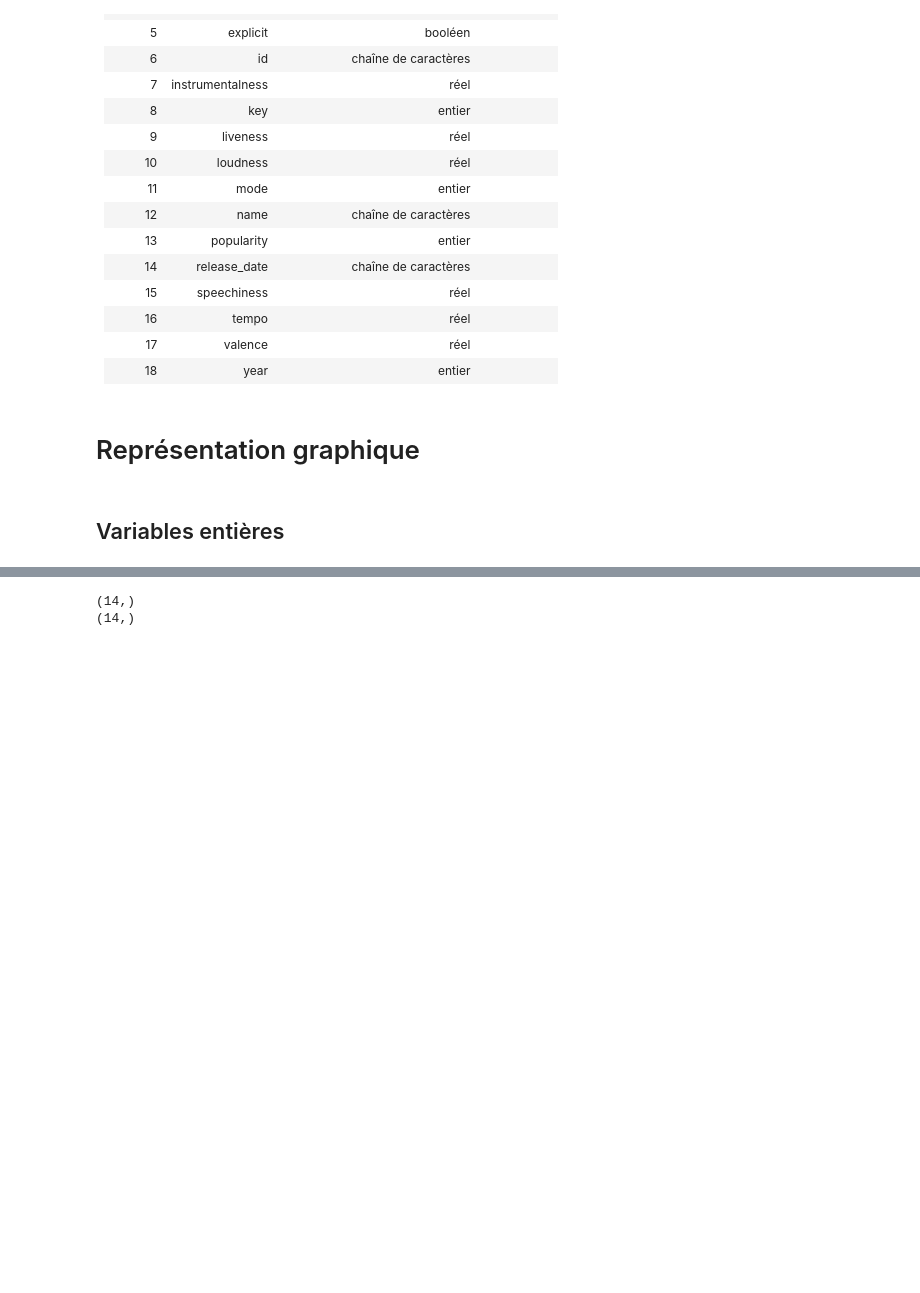
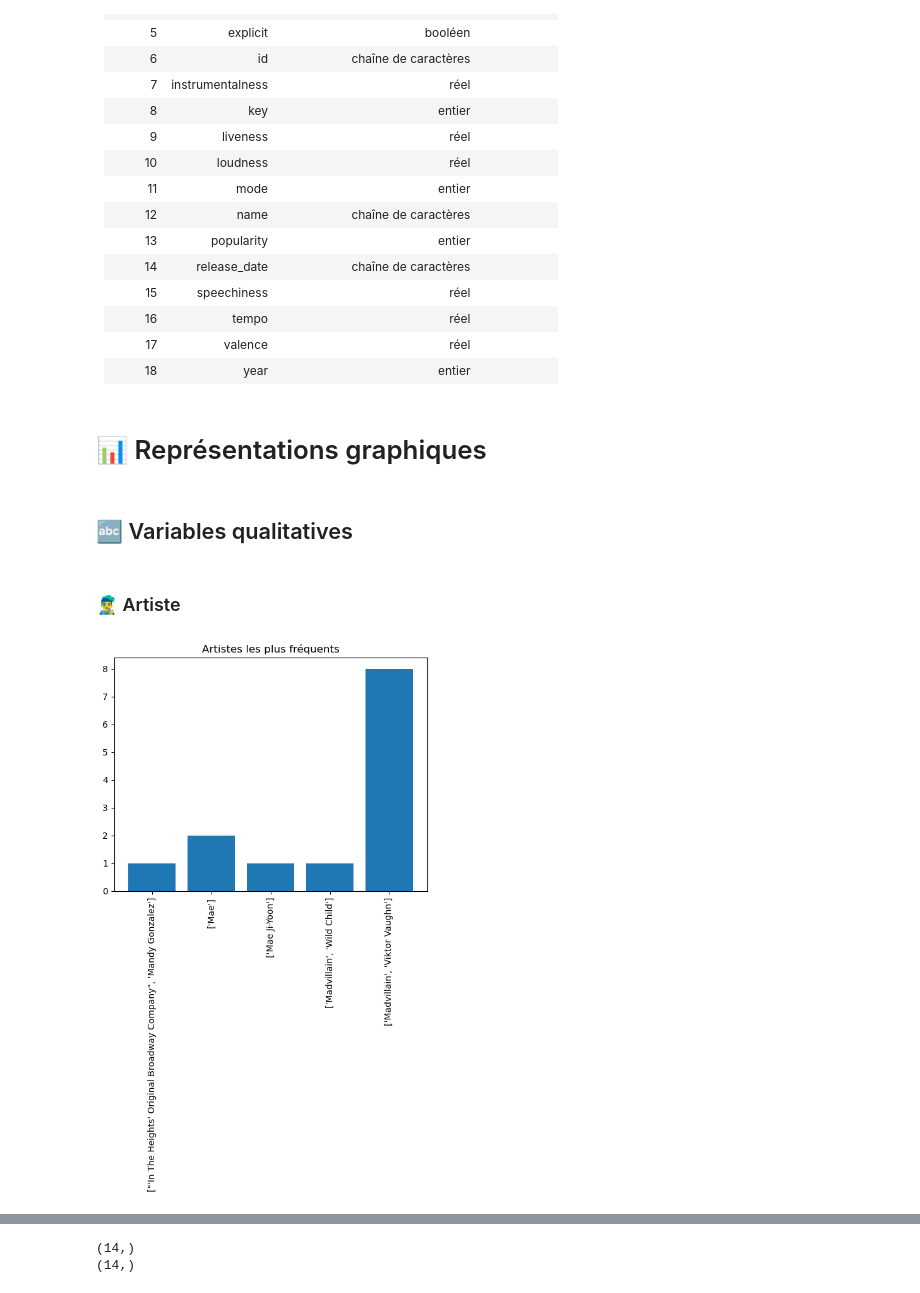
Before and after one commit to AlixANNERAUD/Music_danceability_prediction, a Jupyter notebook: Projet.ipynb, the cells around one changed output, grey strips where cells are left out. Drawn from its saved outputs; the diff is of its cells as text; code cells hidden in the pictures; blank space fills up the shorter version.

```diff
--- a/Projet.ipynb
+++ b/Projet.ipynb
@@ -3,12 +3,9 @@
 # %%
-import numpy as np
-import matplotlib.pyplot as plt
+import numpy as np              # Pour les vecteurs et les matrices
+import matplotlib.pyplot as plt # Pour les graphiques
 import pandas as pd
 import sklearn as sk
-
-from concurrent.futures import ThreadPoolExecutor
-
-n, p = Data.shape
+import re                       # Expression régulière
 
 acousticness = 0
 artists = 1
@@ -65,7 +62,24 @@ print(n, p_2)
 | 16 | tempo | réel | |
 | 17 | valence | réel | |
 | 18 | year | entier | |
-# %% [markdown]
-# Représentation graphique
+# %% [markdown]
+# 📊 Représentations graphiques
 # %% [markdown]
-## Variables entières
+## 🔤 Variables qualitatives
+# %% [markdown]
+### 👨‍🎤 Artiste
+# %%
+Artists_Modalites, Artistes_Frequence = np.unique(Data[artists], return_counts=True)
+
+Artists_Modalites = Artistes_Modalites[Artistes_Frequence.argsort()]
+Artists_Frequence = Artistes_Frequence[Artistes_Frequence.argsort()] / n
+
+Artists_Modalites = Artistes_Modalites[::-1]
+Artists_Frequence = Artistes_Frequence[::-1]
+
+plt.bar(Artists_Modalites[:5], Artistes_Frequence[:5])
+plt.title("Artistes les plus fréquents")
+plt.xticks(rotation='vertical')
+plt.show()
+# %% [output]
+[figure, added]
```
Also changed, not shown: parts of 22 cells of this notebook, 1 other file.
